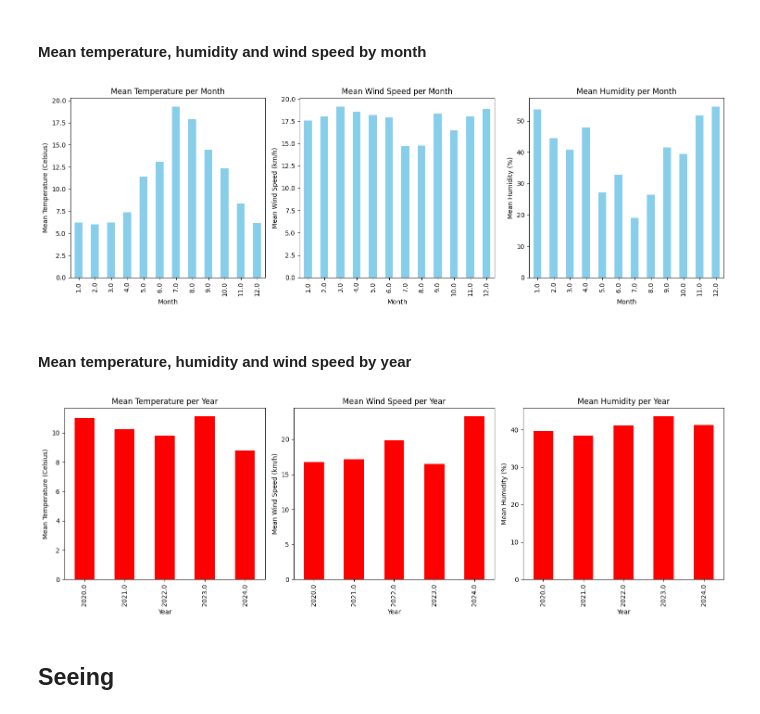
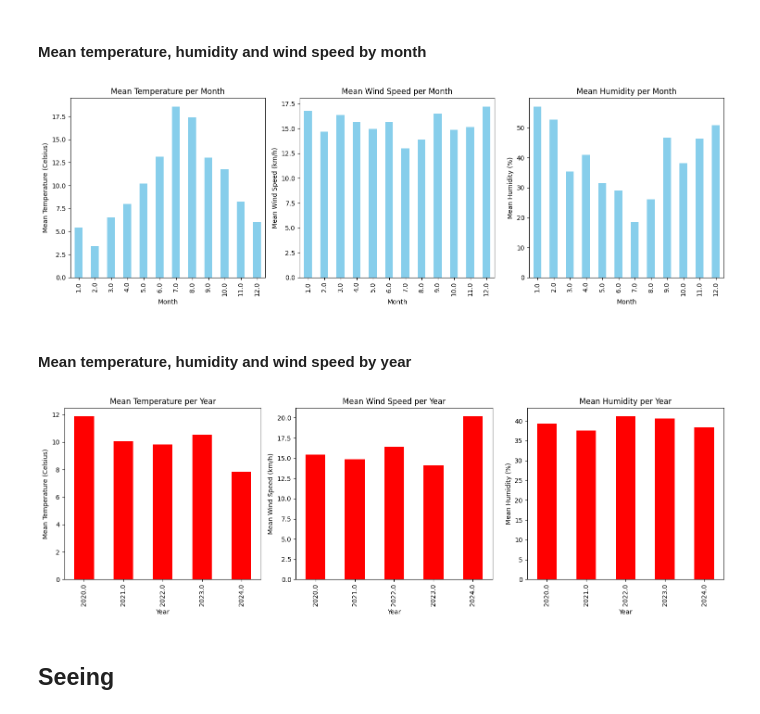
Before and after one commit to gdapablo/Seeing_forecast, a Jupyter notebook: notebooks/data_visualization.ipynb, the cells around one changed output. Saved outputs shown, nothing was run; the diff lists cells and outputs as text; code cells hidden in the pictures.

```diff
--- a/notebooks/data_visualization.ipynb
+++ b/notebooks/data_visualization.ipynb
@@ -56,7 +56,7 @@ for ii in columns[1:]:
     INT_data[ii] = INT_data[ii].astype('float32')
 
 # Converting wind speed to numeric
-INT_data['windspeed'] = pd.to_numeric(INT_data['windspeed'], errors='coerce')
+INT_data['localwindspeed'] = pd.to_numeric(INT_data['localwindspeed'], errors='coerce')
 
 # Now we can count the number of NaNs in each category
 print(INT_data.isna().sum())
@@ -97,9 +94,9 @@ dtype: int64
 #### Mean temperature, humidity and wind speed by month
 # %%
 # Group by month and calculate mean temperature
-mean_temp_per_month = INT_data.groupby('month')['airtemperature'].mean()
-mean_wind_per_month = INT_data.groupby('month')['windspeed'].mean()
-mean_humi_per_month = INT_data.groupby('month')['relativehumidity'].mean()
+mean_temp_per_month = INT_data.groupby('month')['localairtemperature'].mean()
+mean_wind_per_month = INT_data.groupby('month')['localwindspeed'].mean()
+mean_humi_per_month = INT_data.groupby('month')['localhumidity'].mean()
 
 fig, ax = plt.subplots(1,3,figsize=(15,5))
 ax = ax.ravel()
@@ -117,32 +114,32 @@ ax[0].set_ylabel('Mean Temperature (Celsius)'); ax[1].set_ylabel('Mean Wind Spee
 plt.tight_layout()
 plt.show()
 # %% [output]
-[figure, old version]
+[figure, new version]
 # %% [markdown]
 #### Mean temperature, humidity and wind speed by year
 # %%
 # Group by month and calculate mean temperature
-mean_temp_per_year = INT_data.groupby('year')['airtemperature'].mean()
-mean_wind_per_year = INT_data.groupby('year')['windspeed'].mean()
-mean_humi_per_year = INT_data.groupby('year')['relativehumidity'].mean()
+mean_temp_per_year = INT_data.groupby('year')['localairtemperature'].mean()
+mean_wind_per_year = INT_data.groupby('year')['localwindspeed'].mean()
+mean_humi_per_year = INT_data.groupby('year')['localhumidity'].mean()
 
 fig, ax = plt.subplots(1,3,figsize=(15,5))
 ax = ax.ravel()
 
 # Plotting the mean temperature per month
 mean_temp_per_year.plot(kind='bar', color='red', ax=ax[0])
 mean_wind_per_year.plot(kind='bar', color='red', ax=ax[1])
 mean_humi_per_year.plot(kind='bar', color='red', ax=ax[2])
 
 ax[0].set_title('Mean Temperature per Year'); ax[1].set_title('Mean Wind Speed per Year'); ax[2].set_title('Mean Humidity per Year')
 ax[0].set_xlabel('Year'); ax[1].set_xlabel('Year'); ax[2].set_xlabel('Year')
 ax[0].set_ylabel('Mean Temperature (Celsius)'); ax[1].set_ylabel('Mean Wind Speed (km/h)'); ax[2].set_ylabel('Mean Humidity (%)')
 #plt.xticks(rotation=45, ax=ax[0])  # Rotate x-axis labels for better readability
 #ax[0].set_grid(axis='y', linestyle='--', alpha=0.7)
 plt.tight_layout()
 plt.show()
 # %% [output]
-[figure, old version]
+[figure, new version]
 # %% [markdown]
 ## __Seeing__
 # %%
```
Also changed, not shown: parts of 6 cells of this notebook.
